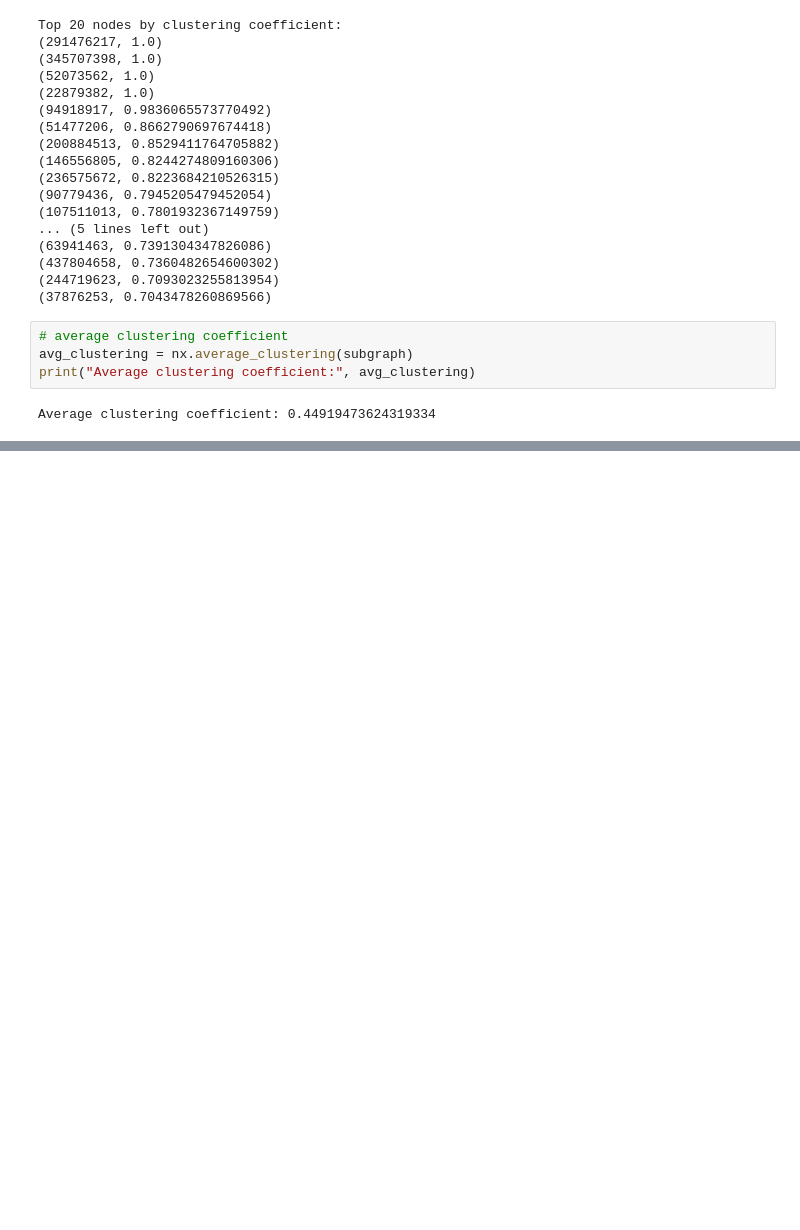
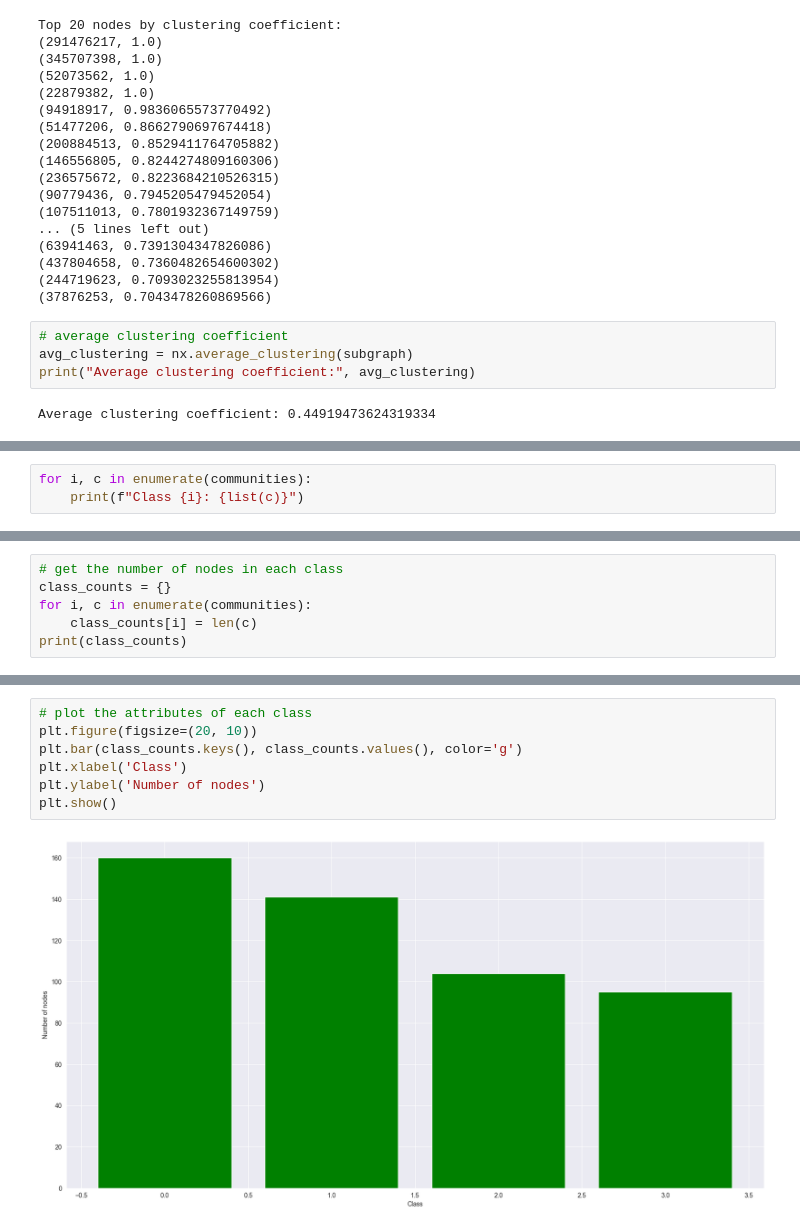
Before and after one commit to benymaxparsa/SNAP-Twitter-Data-Mining, a Jupyter notebook: Codes.ipynb, the cells around one changed output, grey strips where cells are left out. Drawn from its saved outputs; the diff is of its cells as text; blank space fills up the shorter version.

```diff
--- a/Codes.ipynb
+++ b/Codes.ipynb
@@ -250,0 +300,3 @@ NetworkXError: Graph is not strongly connected.
+# %%
+for i, c in enumerate(communities):
+    print(f"Class {i}: {list(c)}")
@@ -250,0 +308,6 @@ NetworkXError: Graph is not strongly connected.
+# %%
+# get the number of nodes in each class
+class_counts = {}
+for i, c in enumerate(communities):
+    class_counts[i] = len(c)
+print(class_counts)
@@ -250,0 +324,9 @@ NetworkXError: Graph is not strongly connected.
+# %%
+# plot the attributes of each class
+plt.figure(figsize=(20, 10))
+plt.bar(class_counts.keys(), class_counts.values(), color='g')
+plt.xlabel('Class')
+plt.ylabel('Number of nodes')
+plt.show()
+# %% [output]
+[figure, added]
```
Also changed, not shown: parts of 24 cells of this notebook, 4 other files.
